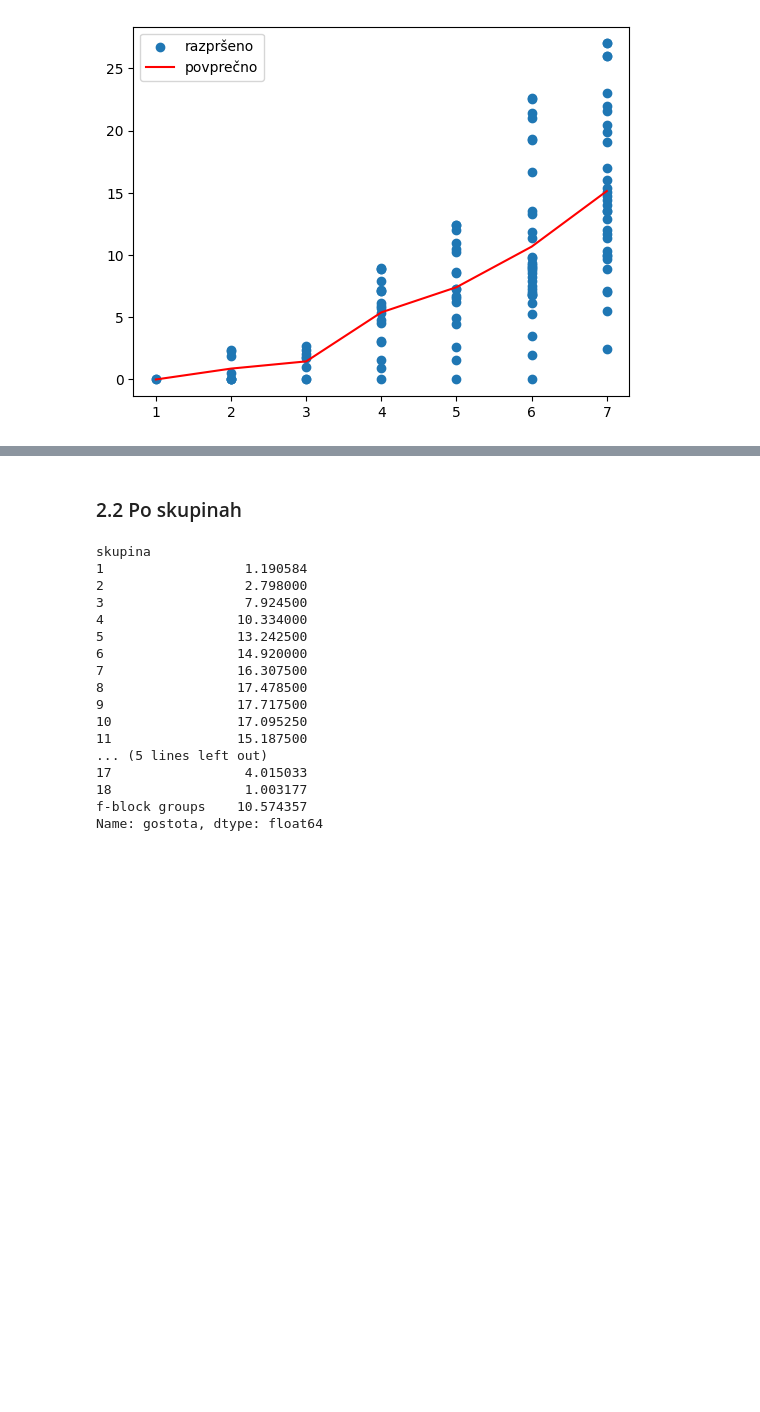
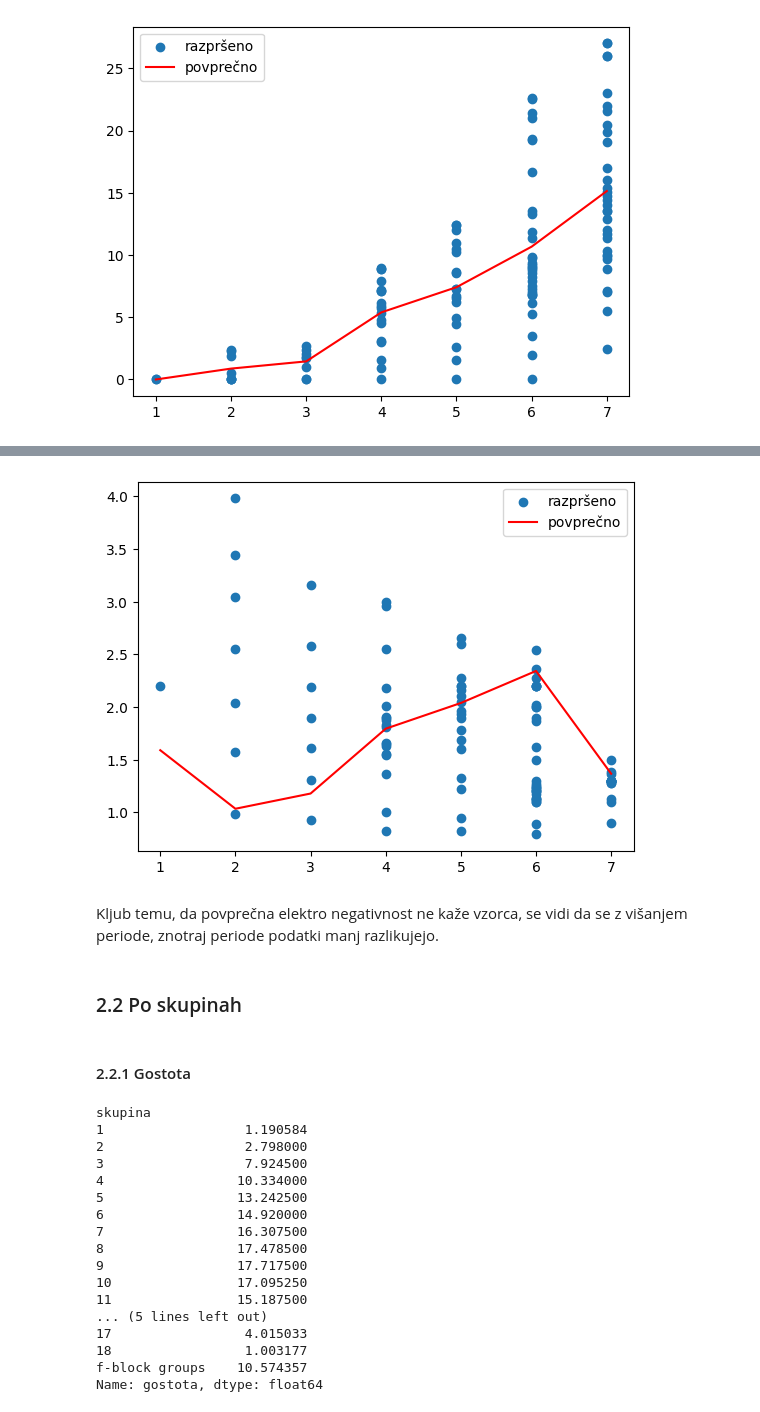
Before and after one commit to Filip-Vavtar/ProjektnaNaloga, a Jupyter notebook: analiza_podatkov.ipynb, the cells around one changed output, grey strips where cells are left out. Cells and saved outputs as stored; diff of their text form; code cells hidden in the pictures; blank space fills up the shorter version.

```diff
--- a/analiza_podatkov.ipynb
+++ b/analiza_podatkov.ipynb
@@ -96,8 +120,19 @@ plt.show()
+# %%
+plt.scatter(data['perioda'],data['el_neg'], label = 'razpršeno')
+plt.plot(data_period['el_neg'].mean(), color = 'red', label = 'povprečno')
+plt.legend()
+plt.show()
+# %% [output]
+[figure, added]
+# %% [markdown]
+Kljub temu, da povprečna elektro negativnost ne kaže vzorca, se vidi da se z višanjem periode, znotraj periode podatki manj razlikujejo.
 # %% [markdown]
 ### 2.2 Po skupinah
 # %%
 data['str_len_sk'] = data['skupina'].str.len()
 data.sort_values(by =['str_len_sk', 'skupina'], ascending = True, inplace = True)
+# %% [markdown]
+#### 2.2.1 Gostota
 # %%
 data_skupina = data.groupby('skupina', sort = False)
 data_skupina.gostota.mean()
```
Also changed, not shown: parts of 29 cells of this notebook, 2 other files.
